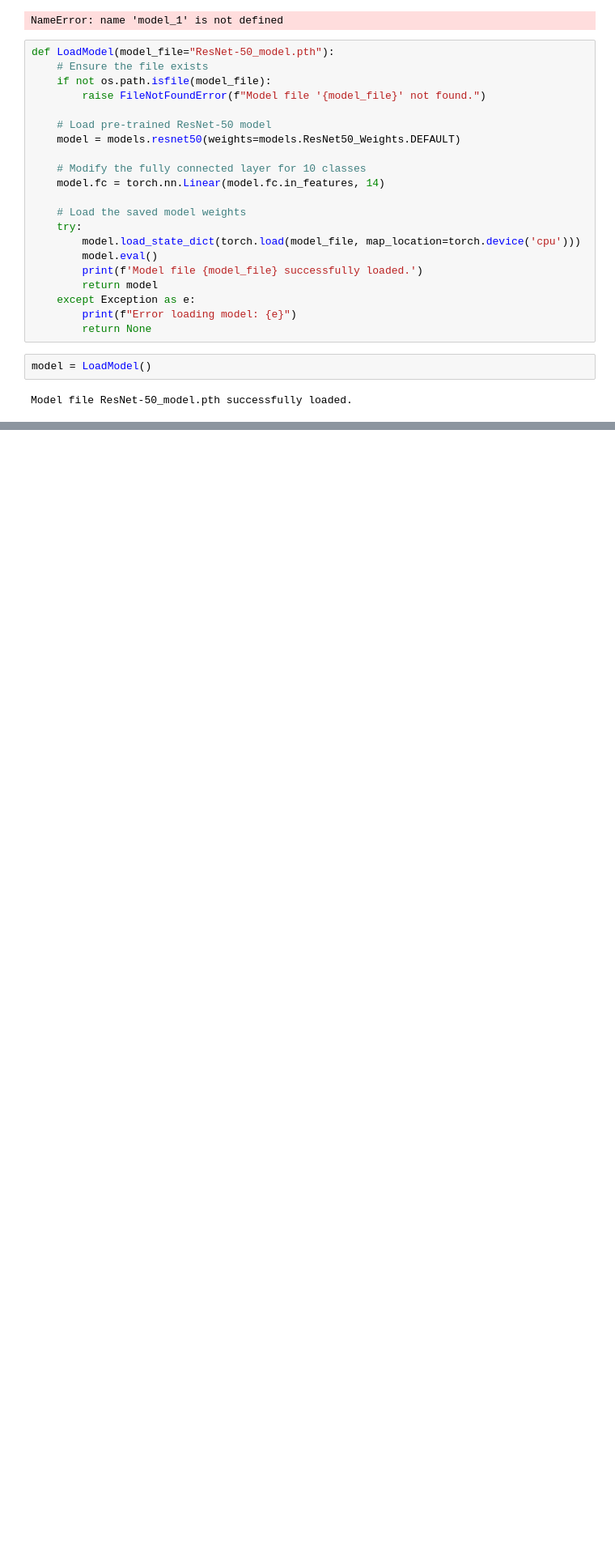
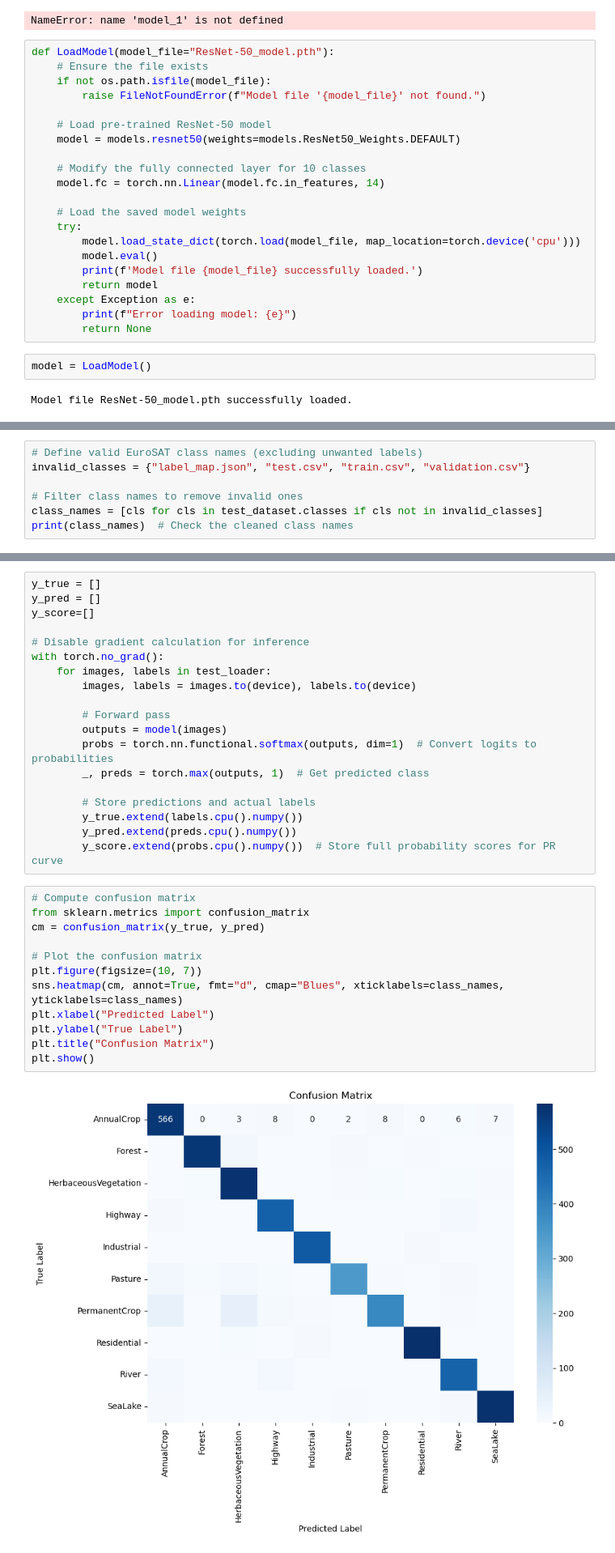
Before and after one commit to ragb0/Land_Type_Classification, a Jupyter notebook: EuroSAT.ipynb, the cells around one changed output, grey strips where cells are left out. Shown at 81% size. Cells and saved outputs as stored; diff of their text form; blank space fills up the shorter version.

Commit message:
Add files via upload
model performance

```diff
--- a/EuroSAT.ipynb
+++ b/EuroSAT.ipynb
@@ -676,0 +690,7 @@ class_names = [
+# %%
+# Define valid EuroSAT class names (excluding unwanted labels)
+invalid_classes = {"label_map.json", "test.csv", "train.csv", "validation.csv"}
+
+# Filter class names to remove invalid ones
+class_names = [cls for cls in test_dataset.classes if cls not in invalid_classes]
+print(class_names)  # Check the cleaned class names
@@ -676,0 +699,33 @@ class_names = [
+# %%
+y_true = []
+y_pred = []
+y_score=[]
+
+# Disable gradient calculation for inference
+with torch.no_grad():
+    for images, labels in test_loader:
+        images, labels = images.to(device), labels.to(device)
+
+        # Forward pass
+        outputs = model(images)
+        probs = torch.nn.functional.softmax(outputs, dim=1)  # Convert logits to probabilities
+        _, preds = torch.max(outputs, 1)  # Get predicted class
+
+        # Store predictions and actual labels
+        y_true.extend(labels.cpu().numpy())
+        y_pred.extend(preds.cpu().numpy())
+        y_score.extend(probs.cpu().numpy())  # Store full probability scores for PR curve
+# %%
+# Compute confusion matrix
+from sklearn.metrics import confusion_matrix
+cm = confusion_matrix(y_true, y_pred)
+
+# Plot the confusion matrix
+plt.figure(figsize=(10, 7))
+sns.heatmap(cm, annot=True, fmt="d", cmap="Blues", xticklabels=class_names, yticklabels=class_names)
+plt.xlabel("Predicted Label")
+plt.ylabel("True Label")
+plt.title("Confusion Matrix")
+plt.show()
+# %% [output]
+[figure, added]
```
Also changed, not shown: parts of 11 cells of this notebook.
